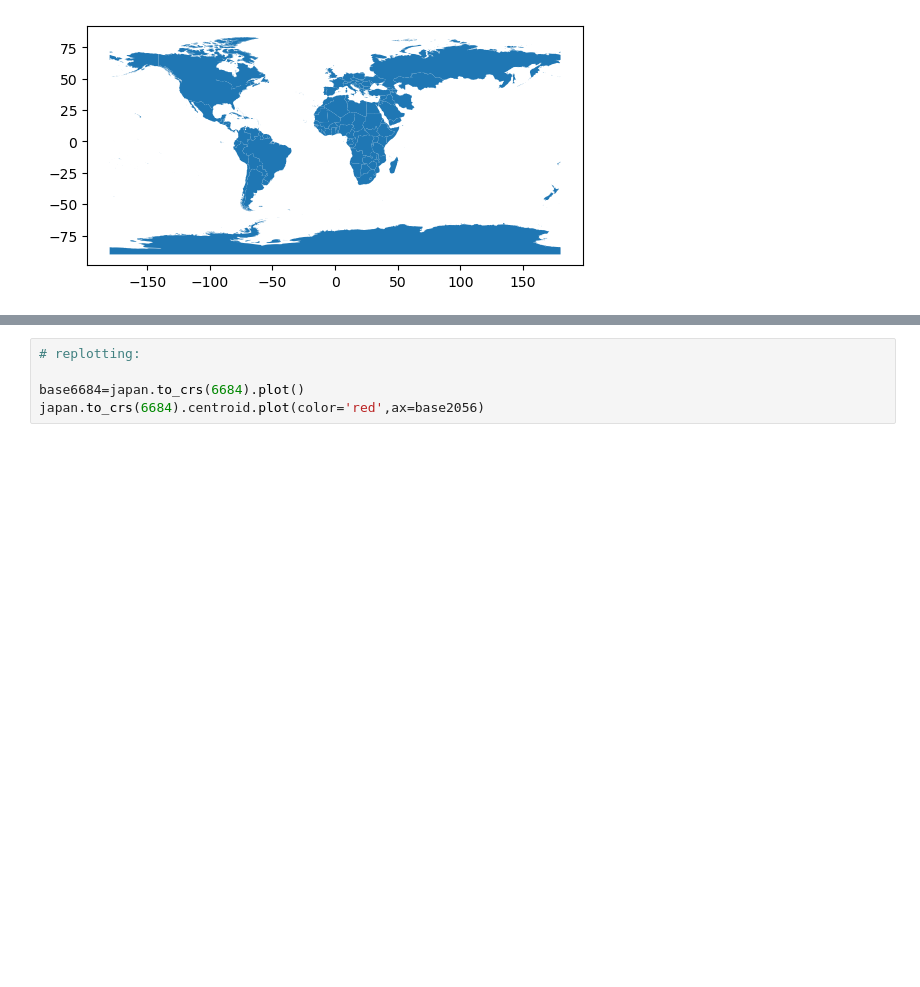
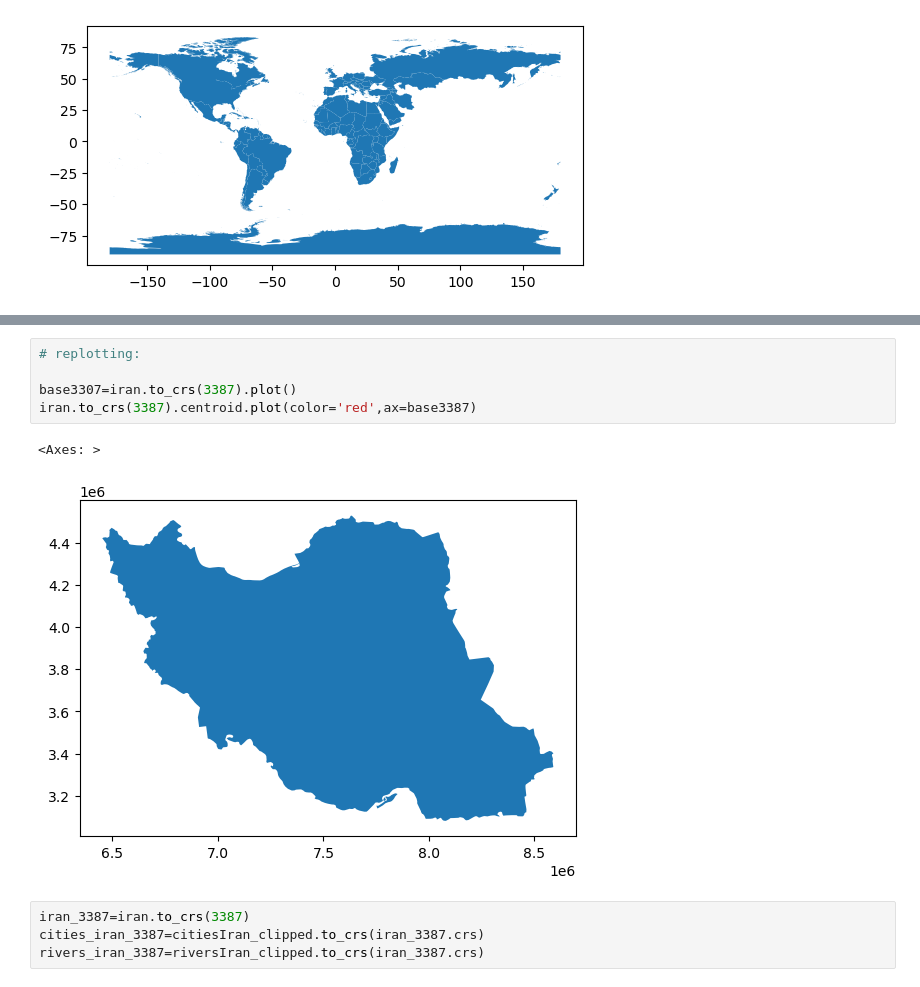
Before and after one commit to SeaWaterProject/Japan, a Jupyter notebook: Final.ipynb, the cells around one changed output, grey strips where cells are left out. Drawn from its saved outputs; the diff is of its cells as text; blank space fills up the shorter version.

```diff
--- a/Final.ipynb
+++ b/Final.ipynb
@@ -58,5 +64,12 @@ japan.to_crs(6684).centroid
 # %%
 # replotting:
 
-base6684=japan.to_crs(6684).plot()
-japan.to_crs(6684).centroid.plot(color='red',ax=base2056)
+base3307=iran.to_crs(3387).plot()
+iran.to_crs(3387).centroid.plot(color='red',ax=base3387)
+# %% [output]
+<Axes: >
+[figure, added]
+# %%
+iran_3387=iran.to_crs(3387)
+cities_iran_3387=citiesIran_clipped.to_crs(iran_3387.crs)
+rivers_iran_3387=riversIran_clipped.to_crs(iran_3387.crs)
```
Also changed, not shown: parts of 28 cells of this notebook, 2 other files.
